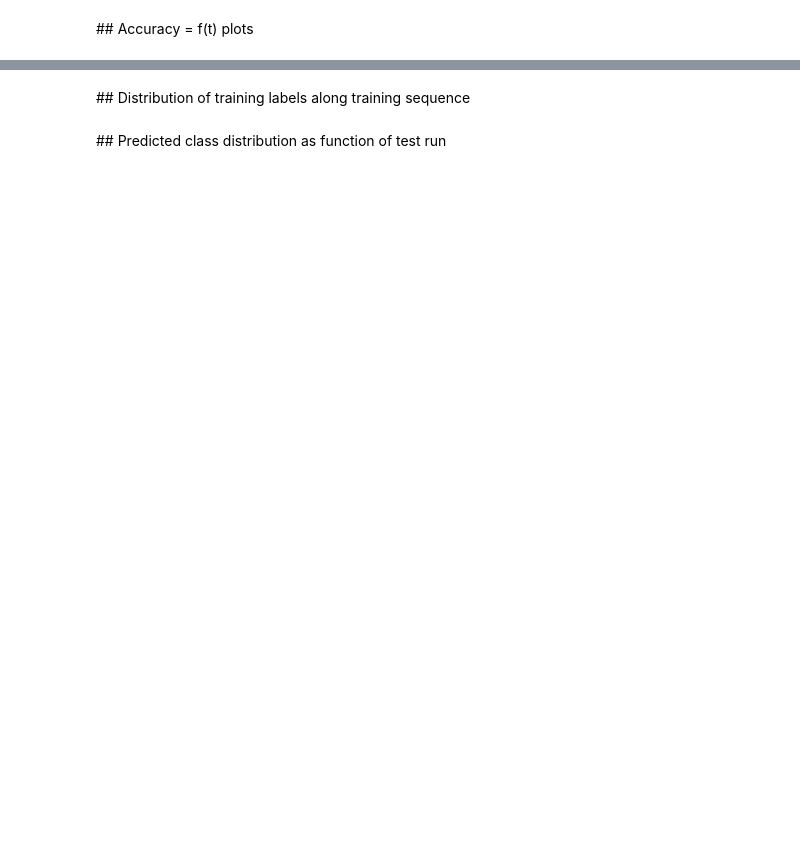
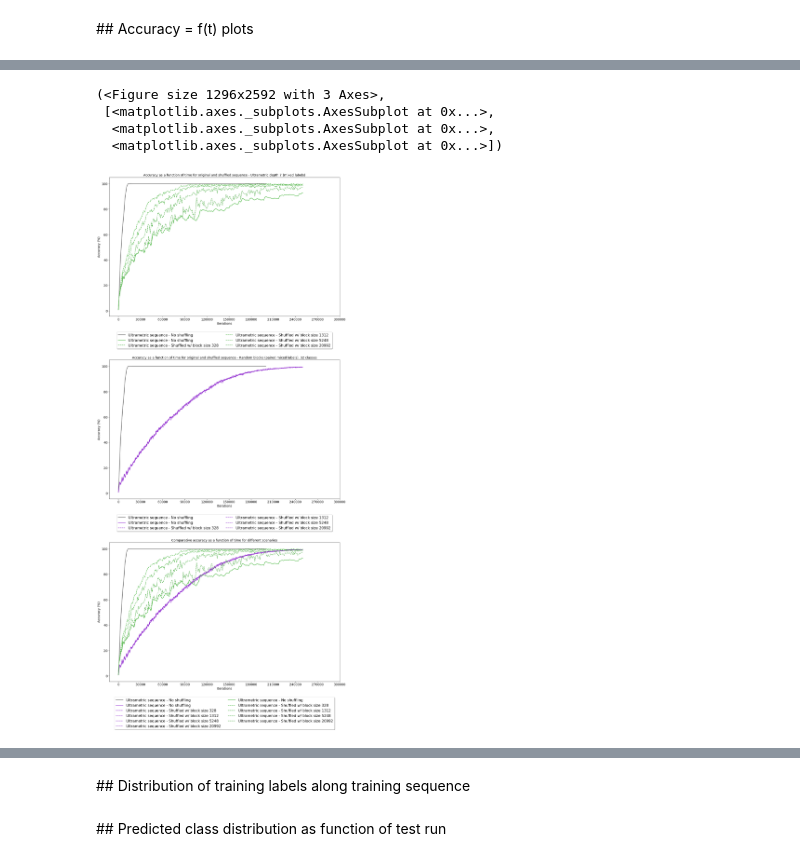
Before and after one commit to Brossollet-Antonin/Ultrametric-benchmark, a Jupyter notebook: notebooks/data_analysis_depth7.ipynb, the cells around one changed output, grey strips where cells are left out. Saved outputs shown, nothing was run; the diff lists cells and outputs as text; code cells hidden in the pictures; blank space fills up the shorter version.

```diff
--- a/notebooks/data_analysis_depth7.ipynb
+++ b/notebooks/data_analysis_depth7.ipynb
@@ -454,0 +158,12 @@ mean_cfs_rb = [avg_cf_randsplit[k] for k in sorted(avg_cf_randsplit.keys()) if k
+# %%
+ld.get_acc(
+	rs=rs_um_mx, rs_altr=rs_blck, rs_unif=rs_unif,
+	seq_length=seq_length, n_tests=n_tests, blocks=lg_splt_sizes,
+	save_format='pdf'
+	)
+# %% [output]
+(<Figure size 1296x2592 with 3 Axes>,
+ [<matplotlib.axes._subplots.AxesSubplot at 0x...>,
+  <matplotlib.axes._subplots.AxesSubplot at 0x...>,
+  <matplotlib.axes._subplots.AxesSubplot at 0x...>])
+[figure, added]
```
Also changed, not shown: parts of 81 cells of this notebook, 2 other files.
